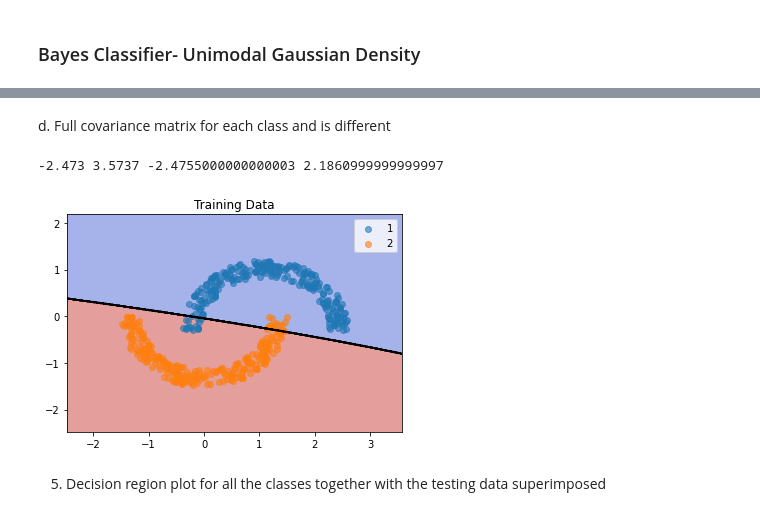
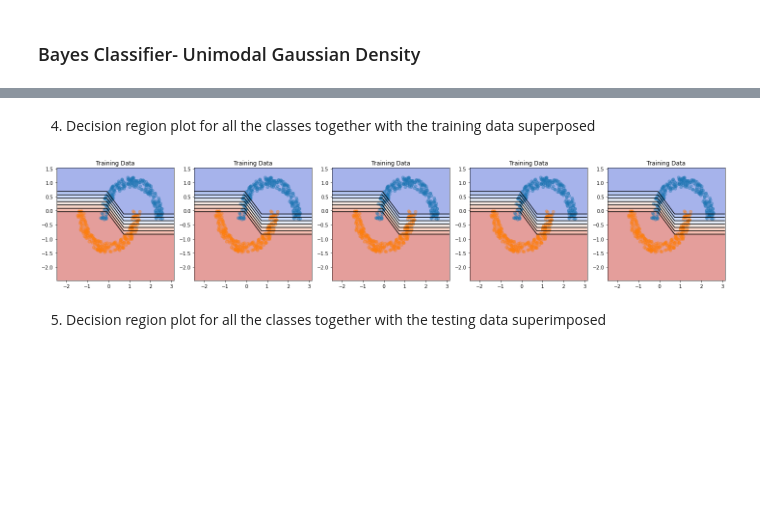
Before and after one commit to amankushwaha25/CS401-IML-Assignment, a Jupyter notebook: NonLinearSeparable.ipynb, the cells around one changed output, grey strips where cells are left out. Drawn from its saved outputs; the diff is of its cells as text; code cells hidden in the pictures; blank space fills up the shorter version.

Commit message:
Modularised Bayes Classifier

```diff
--- a/NonLinearSeparable.ipynb
+++ b/NonLinearSeparable.ipynb
@@ -428,3 +330,0 @@ b.  Full covariance matrix for all the classes and is same for all the classes
-# %%
-bbc.fit(df_nonLinear_train,'same','full','classwise')
-decision_plot(df_nonLinear_train, bbc, title="Training Data")
@@ -437,3 +330,0 @@ b.  Full covariance matrix for all the classes and is same for all the classes
-# %%
-bbc.fit(df_nonLinear_train,'same','full','entire')
-decision_plot(df_nonLinear_train, bbc, title="Training Data")
@@ -445,3 +330,0 @@ c.  Covariance matrix is diagonal and is different for each class
-# %%
-bbc.fit(df_nonLinear_train,'different','diagonal')
-decision_plot(df_nonLinear_train, bbc, title="Training Data")
@@ -451,8 +330,0 @@ decision_plot(df_nonLinear_train, bbc, title="Training Data")
-# %% [markdown]
-d.  Full covariance matrix for each class and is different
-# %%
-bbc.fit(df_nonLinear_train,'different','full')
-decision_plot(df_nonLinear_train, bbc, title="Training Data")
-# %% [output]
--2.473 3.5737 -2.4755000000000003 2.1860999999999997
-[figure, removed]
@@ -459,2 +337,14 @@ decision_plot(df_nonLinear_train, bbc, title="Training Data")
+# %% [markdown]
+4. Decision region plot for all the classes together with the training data superposed
+# %%
+fig, axes = plt.subplots(1,5,figsize=(20,4))
+
+for case in range(len(BayesCovarianceCases)):
+    bbc.fit(df_nonLinear_train,*BayesCovarianceCases[case])
+    decision_subplots(axes[case],df_nonLinear_train,bbc,title=f"Training Data",steps=0.8)
+plt.tight_layout()
+plt.show()
+# %% [output]
+[figure, added]
 # %% [markdown]
 5. Decision region plot for all the classes together with the testing data superimposed
```
Also changed, not shown: parts of 16 cells of this notebook, 4 other files.
